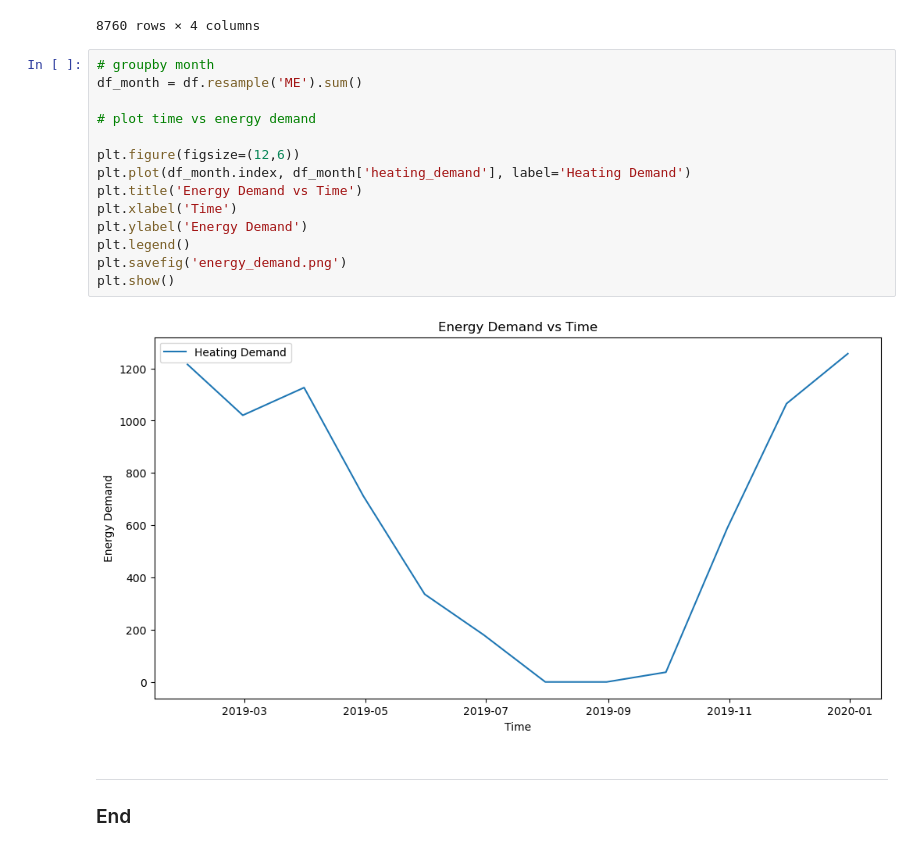
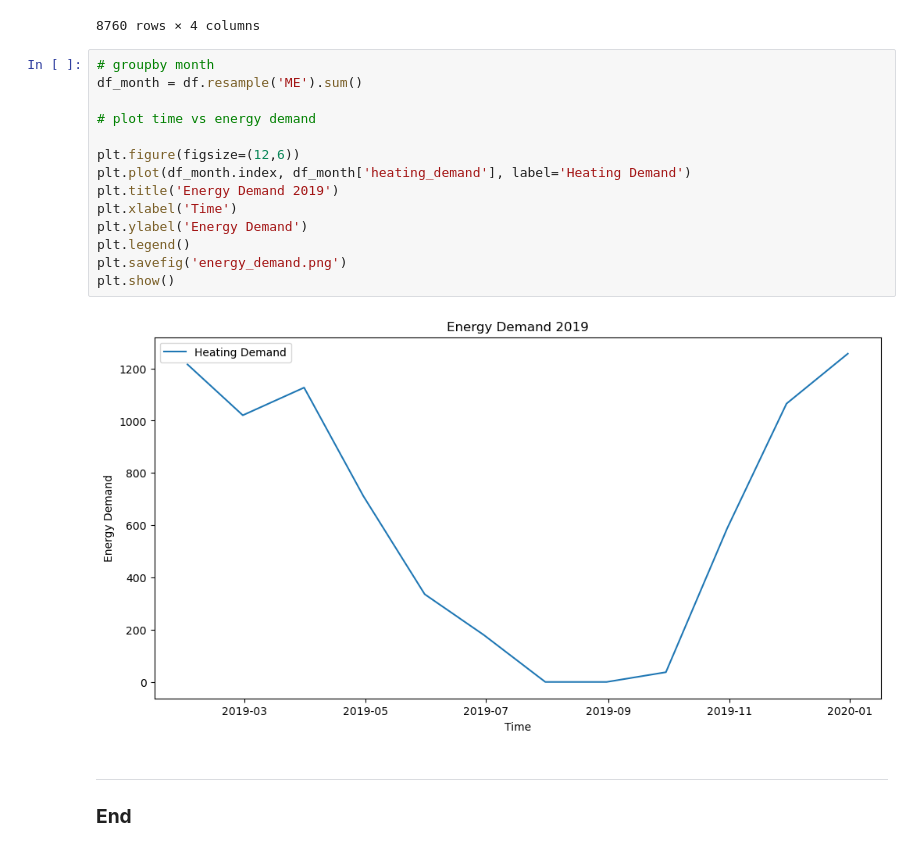
Before and after one commit to lryan30/PFDA-project, a Jupyter notebook: data/energydemand_2019.ipynb, the cells around one changed output. Drawn from its saved outputs; the diff is of its cells as text.

```diff
--- a/data/energydemand_2019.ipynb
+++ b/data/energydemand_2019.ipynb
@@ -61,19 +61,19 @@ df
 # %%
 # groupby month
 df_month = df.resample('ME').sum()
 
 # plot time vs energy demand
 
 plt.figure(figsize=(12,6))
 plt.plot(df_month.index, df_month['heating_demand'], label='Heating Demand')
-plt.title('Energy Demand vs Time')
+plt.title('Energy Demand 2019')
 plt.xlabel('Time')
 plt.ylabel('Energy Demand')
 plt.legend()
 plt.savefig('energy_demand.png')
 plt.show()
 # %% [output]
-[figure, old version]
+[figure, new version]
 # %% [markdown]
 ***
-### End
+### **End**
```
Also changed, not shown: parts of 1 cell of this notebook, 24 other files.
